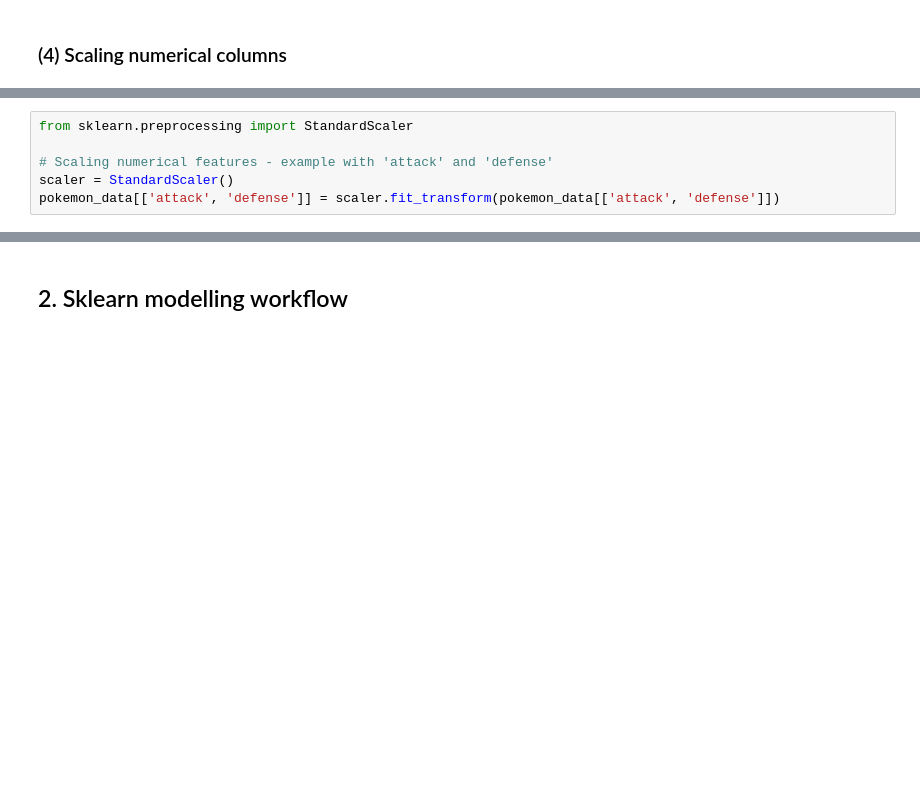
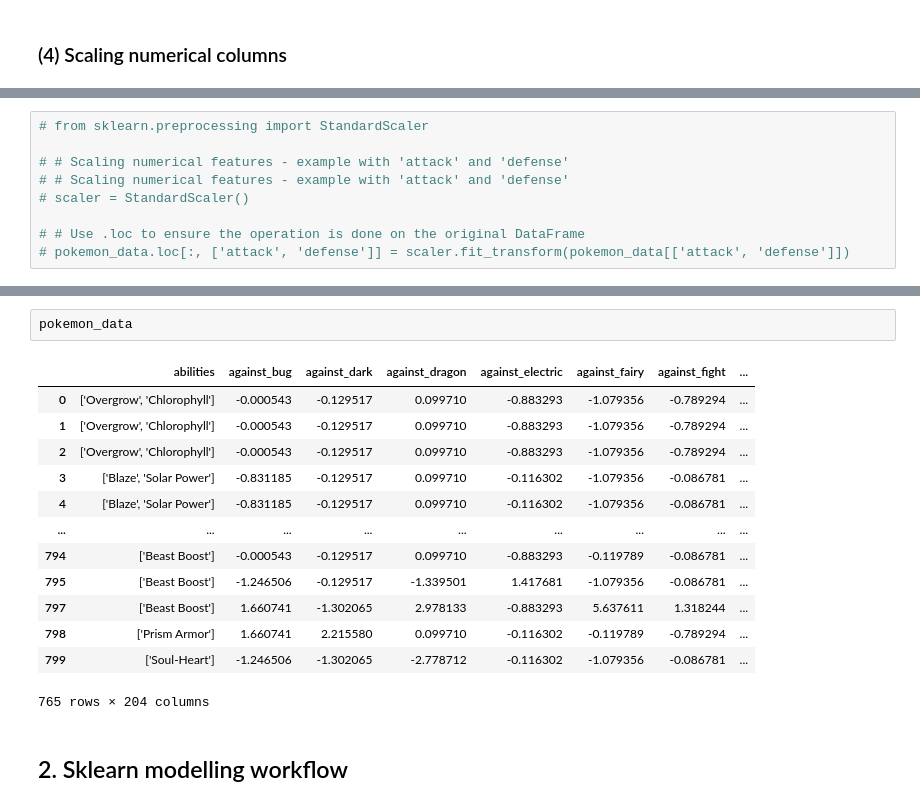
Before and after one commit to mtthibault/catchemall, a Jupyter notebook: notebooks/catchemall-project-caspar.ipynb, the cells around one changed output, grey strips where cells are left out. Cells and saved outputs as stored; diff of their text form; blank space fills up the shorter version.

```diff
--- a/notebooks/catchemall-project-caspar.ipynb
+++ b/notebooks/catchemall-project-caspar.ipynb
@@ -469,6 +569,9 @@ plt.show()
 # %%
-from sklearn.preprocessing import StandardScaler
+# from sklearn.preprocessing import StandardScaler
 
-# Scaling numerical features - example with 'attack' and 'defense'
-scaler = StandardScaler()
-pokemon_data[['attack', 'defense']] = scaler.fit_transform(pokemon_data[['attack', 'defense']])
+# # Scaling numerical features - example with 'attack' and 'defense'
+# # Scaling numerical features - example with 'attack' and 'defense'
+# scaler = StandardScaler()
+
+# # Use .loc to ensure the operation is done on the original DataFrame
+# pokemon_data.loc[:, ['attack', 'defense']] = scaler.fit_transform(pokemon_data[['attack', 'defense']])
@@ -475,3 +601,19 @@ pokemon_data[['attack', 'defense']] = scaler.fit_transform(pokemon_data[['attack
+# %%
+pokemon_data
+# %% [output]
+|  | abilities | against_bug | against_dark | against_dragon | against_electric | against_fairy | against_fight | ... |
+| 0 | ['Overgrow', 'Chlorophyll'] | -0.000543 | -0.129517 | 0.099710 | -0.883293 | -1.079356 | -0.789294 | ... |
+| 1 | ['Overgrow', 'Chlorophyll'] | -0.000543 | -0.129517 | 0.099710 | -0.883293 | -1.079356 | -0.789294 | ... |
+| 2 | ['Overgrow', 'Chlorophyll'] | -0.000543 | -0.129517 | 0.099710 | -0.883293 | -1.079356 | -0.789294 | ... |
+| 3 | ['Blaze', 'Solar Power'] | -0.831185 | -0.129517 | 0.099710 | -0.116302 | -1.079356 | -0.086781 | ... |
+| 4 | ['Blaze', 'Solar Power'] | -0.831185 | -0.129517 | 0.099710 | -0.116302 | -1.079356 | -0.086781 | ... |
+| ... | ... | ... | ... | ... | ... | ... | ... | ... |
+| 794 | ['Beast Boost'] | -0.000543 | -0.129517 | 0.099710 | -0.883293 | -0.119789 | -0.086781 | ... |
+| 795 | ['Beast Boost'] | -1.246506 | -0.129517 | -1.339501 | 1.417681 | -1.079356 | -0.086781 | ... |
+| 797 | ['Beast Boost'] | 1.660741 | -1.302065 | 2.978133 | -0.883293 | 5.637611 | 1.318244 | ... |
+| 798 | ['Prism Armor'] | 1.660741 | 2.215580 | 0.099710 | -0.116302 | -0.119789 | -0.789294 | ... |
+| 799 | ['Soul-Heart'] | -1.246506 | -1.302065 | -2.778712 | -0.116302 | -1.079356 | -0.086781 | ... |
+765 rows × 204 columns
 # %% [markdown]
 ## 2. Sklearn modelling workflow
 # %% [markdown]
```
Also changed, not shown: parts of 82 cells of this notebook, 1 other file.
